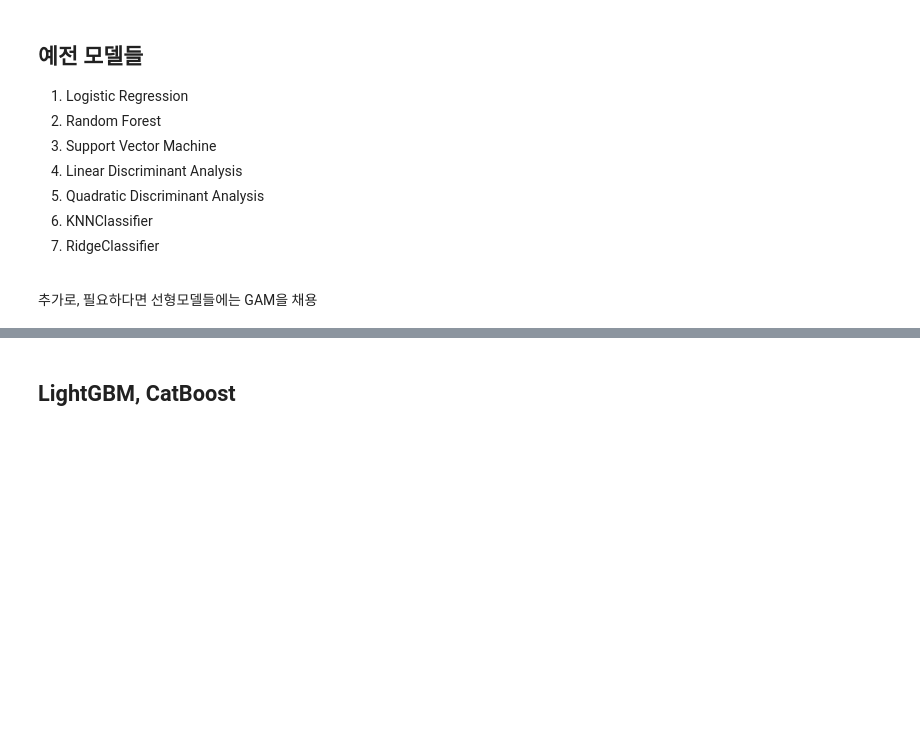
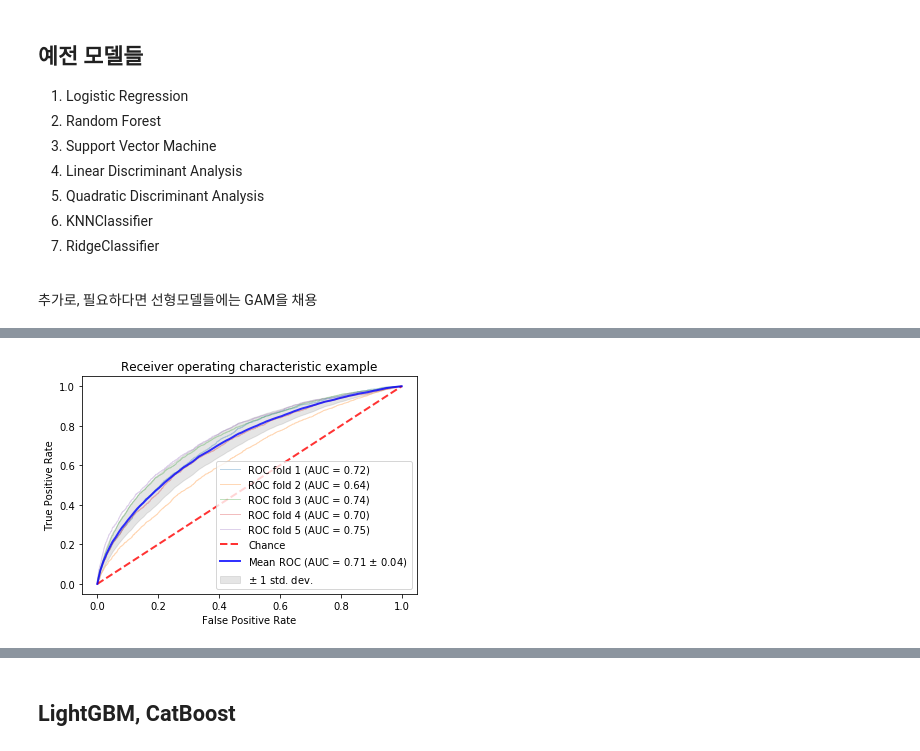
Before and after one commit to SEHOON-PARK/BIGCON, a Jupyter notebook: 전처리.ipynb, the cells around one changed output, grey strips where cells are left out. Saved outputs shown, nothing was run; the diff lists cells and outputs as text; code cells hidden in the pictures; blank space fills up the shorter version.

```diff
--- a/전처리.ipynb
+++ b/전처리.ipynb
@@ -583,0 +1289,8 @@ TRAIN: [   0    1    2 ... 7997 7998 7999] TEST: [8077 8078 8079 ... 9997 9998 9
+# %%
+import pandas as pd
+
+df_afsnt_total = pd.read_csv("df_afsnt_total.csv", encoding = "cp949")
+df_afsnt_total = df_afsnt_total.sort_values(['year', 'month', 'day'], ascending=[True, True, True])
+df_afsnt_total = df_afsnt_total.reset_index()
+df_afsnt_total.drop('index', axis = 1, inplace = True)
+df_afsnt_total['is_delay'] = np.where(df_afsnt_total['is_delay'] == "Y", True, False)
@@ -583,0 +1459,10 @@ TRAIN: [   0    1    2 ... 7997 7998 7999] TEST: [8077 8078 8079 ... 9997 9998 9
+# %%
+import pandas as pd
+
+df_afsnt_total = pd.read_csv("df_afsnt_total.csv", encoding = "cp949")
+df_afsnt_total = df_afsnt_total.sort_values(['year', 'month', 'day'], ascending=[True, True, True])
+df_afsnt_total = df_afsnt_total.reset_index()
+df_afsnt_total.drop('index', axis = 1, inplace = True)
+# %%
+df_afsnt_total["is_arrive"] = np.where(df_afsnt_total["is_arrive"] == "A", "Y", "N")
+df_afsnt_total[['is_regular', 'is_delay']] = df_afsnt_total[['is_regular', 'is_delay']].apply(lambda x: x == "Y") # is_가 많아졌을 때 효과적인 코딩임
@@ -583,0 +1521,58 @@ TRAIN: [   0    1    2 ... 7997 7998 7999] TEST: [8077 8078 8079 ... 9997 9998 9
+# %%
+tprs = []
+aucs = []
+mean_fpr = np.linspace(0, 1, 100)
+
+i = 0
+
+for train, val in cv.split(X, y):
+    # Fold의 피팅 시작시간
+    start_time = datetime.now()
+
+    # 훈련
+    probas_ = pd.DataFrame({'idx_val': val, 'prob': clf.fit(X.iloc[train, ], y[train], cat_features= cat_features_index).predict_proba(X.iloc[val, ])[:, 1]})
+
+    # 종속변수의 결항데이터 제거
+    val = list(np.setdiff1d(val, idx_cancel))
+    probas_ = probas_[probas_.isin(val)['idx_val']]
+    # Compute ROC curve and area the curve
+    fpr, tpr, thresholds = roc_curve(y[val], probas_.iloc[:, 1])
+    tprs.append(interp(mean_fpr, fpr, tpr))
+    tprs[-1][0] = 0.0
+    roc_auc = auc(fpr, tpr)
+    aucs.append(roc_auc)
+    plt.plot(fpr, tpr, lw=1, alpha=0.3,
+             label='ROC fold %d (AUC = %0.2f)' % (i + 1, roc_auc))
+
+    # Fold의 피팅 소요시간
+    time_elapsed = datetime.now() - start_time
+    print('{0} Fold fitting time (hh:mm:ss.ms) {1}'.format(i + 1, time_elapsed))
+
+    i += 1
+
+
+plt.plot([0, 1], [0, 1], linestyle='--', lw=2, color='r',
+         label='Chance', alpha=.8)
+
+mean_tpr = np.mean(tprs, axis=0)
+mean_tpr[-1] = 1.0
+mean_auc = auc(mean_fpr, mean_tpr)
+std_auc = np.std(aucs)
+plt.plot(mean_fpr, mean_tpr, color='b',
+         label=r'Mean ROC (AUC = %0.2f $\pm$ %0.2f)' % (mean_auc, std_auc),
+         lw=2, alpha=.8)
+
+std_tpr = np.std(tprs, axis=0)
+tprs_upper = np.minimum(mean_tpr + std_tpr, 1)
+tprs_lower = np.maximum(mean_tpr - std_tpr, 0)
+plt.fill_between(mean_fpr, tprs_lower, tprs_upper, color='grey', alpha=.2,
+                 label=r'$\pm$ 1 std. dev.')
+
+plt.xlim([-0.05, 1.05])
+plt.ylim([-0.05, 1.05])
+plt.xlabel('False Positive Rate')
+plt.ylabel('True Positive Rate')
+plt.title('Receiver operating characteristic example')
+plt.legend(loc="lower right")
+plt.show()
+# %% [output]
@@ -583,0 +1585 @@ TRAIN: [   0    1    2 ... 7997 7998 7999] TEST: [8077 8078 8079 ... 9997 9998 9
+[figure, added]
```
Also changed, not shown: parts of 77 cells of this notebook, 2 other files.
